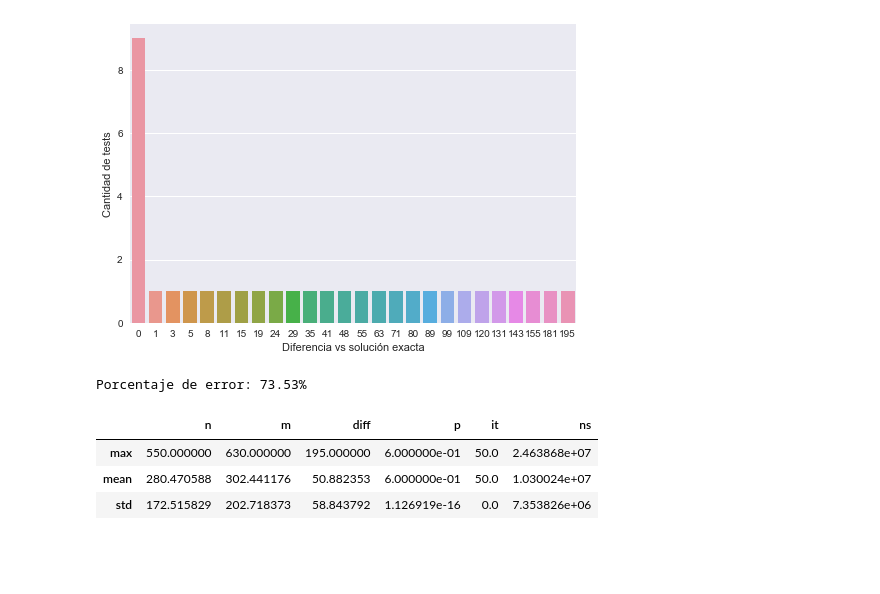
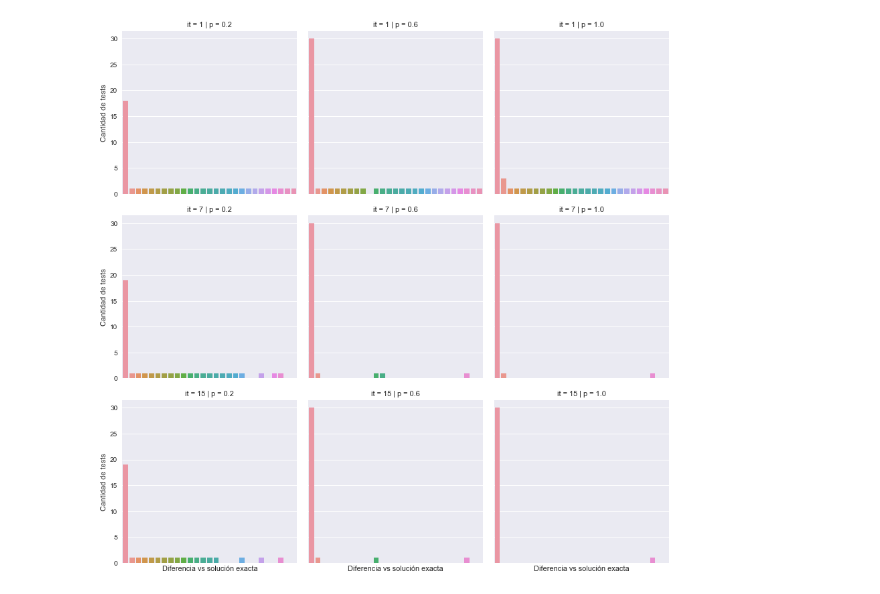
Before and after one commit to ZebaSz/algo3-tp3, a Jupyter notebook: informe/data/pathological/Pathological.ipynb, the cells around one changed output. Cells and saved outputs as stored; diff of their text form; code cells hidden in the pictures; blank space fills up the shorter version.

```diff
--- a/informe/data/pathological/Pathological.ipynb
+++ b/informe/data/pathological/Pathological.ipynb
@@ -27,8 +29,8 @@ greedy = greedy.groupby([n, m,diff]).min().reset_index()
 local = pd.read_csv('pathological-local.csv')
 local = local.groupby([n, m,diff]).min().reset_index()
 grasp = pd.read_csv('pathological-grasp.csv')
-grasp = grasp.groupby([n, m,diff]).min().reset_index()
+grasp = grasp.groupby([n,m,p,it,diff]).min().reset_index()
 grasp2 = pd.read_csv('pathological-grasp-2.csv')
-grasp2 = grasp2.groupby([n, m,diff]).min().reset_index()
+grasp2 = grasp2.groupby([n,m,p,it,diff]).min().reset_index()
 # %%
 g = sns.countplot(x=diff, data=greedy)
@@ -93,20 +76,14 @@ Porcentaje de error: 0.00%
-# %%
-g = sns.countplot(x=diff, data=grasp2)
-g.set_xlabel(calidad)
-g.set_ylabel("Cantidad de tests")
-plt.show()
-
-grasp2_count = grasp2.groupby([diff])[n].agg(['count']).reset_index()
-grasp2_sum = grasp2_count['count'].agg(['sum']).get(0)
-
-percent = (grasp2_sum - grasp2_count['count'][0])/grasp2_sum
-print(error_rate.format(percent*100))
-
-grasp2.agg(['max', 'mean', np.std])
-# %% [output]
-[figure, removed]
-Porcentaje de error: 73.53%
-|  | n | m | diff | p | it | ns |
-| max | 550.000000 | 630.000000 | 195.000000 | 6.000000e-01 | 50.0 | 2.463868e+07 |
-| mean | 280.470588 | 302.441176 | 50.882353 | 6.000000e-01 | 50.0 | 1.030024e+07 |
-| std | 172.515829 | 202.718373 | 58.843792 | 1.126919e-16 | 0.0 | 7.353826e+06 |
+# %%
+grasp_test = grasp[((grasp.p == 0.2) | (grasp.p == 0.6) | (grasp.p == 1))
+                    & ((grasp.it == 1) | (grasp.it == 7) | (grasp.it == 15))]
+
+g = sns.factorplot(
+    x=diff, data=grasp_test,
+    col=p, row=it,
+    kind="count"
+)
+g.set(xticks=[])
+g.set_axis_labels(calidad, "Cantidad de tests")
+plt.show()
+# %% [output]
+[figure, added]
```
Also changed, not shown: parts of 7 cells of this notebook, 13 other files.
